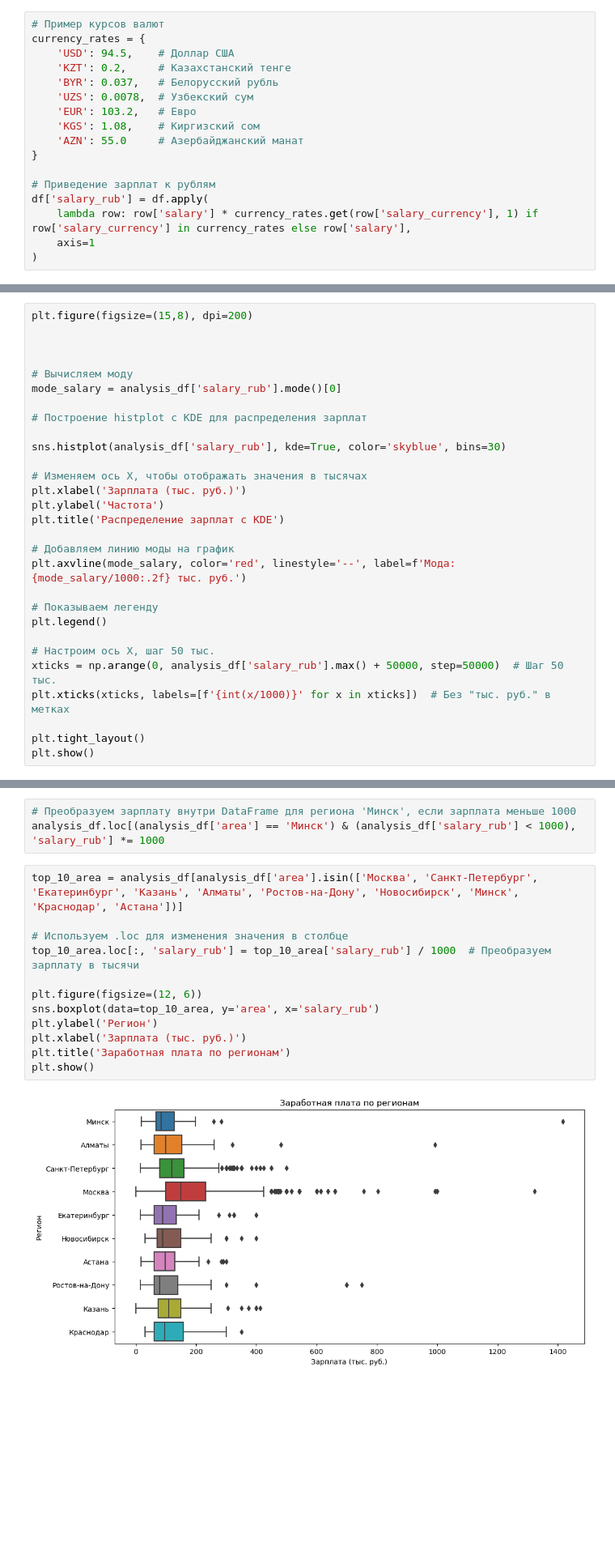
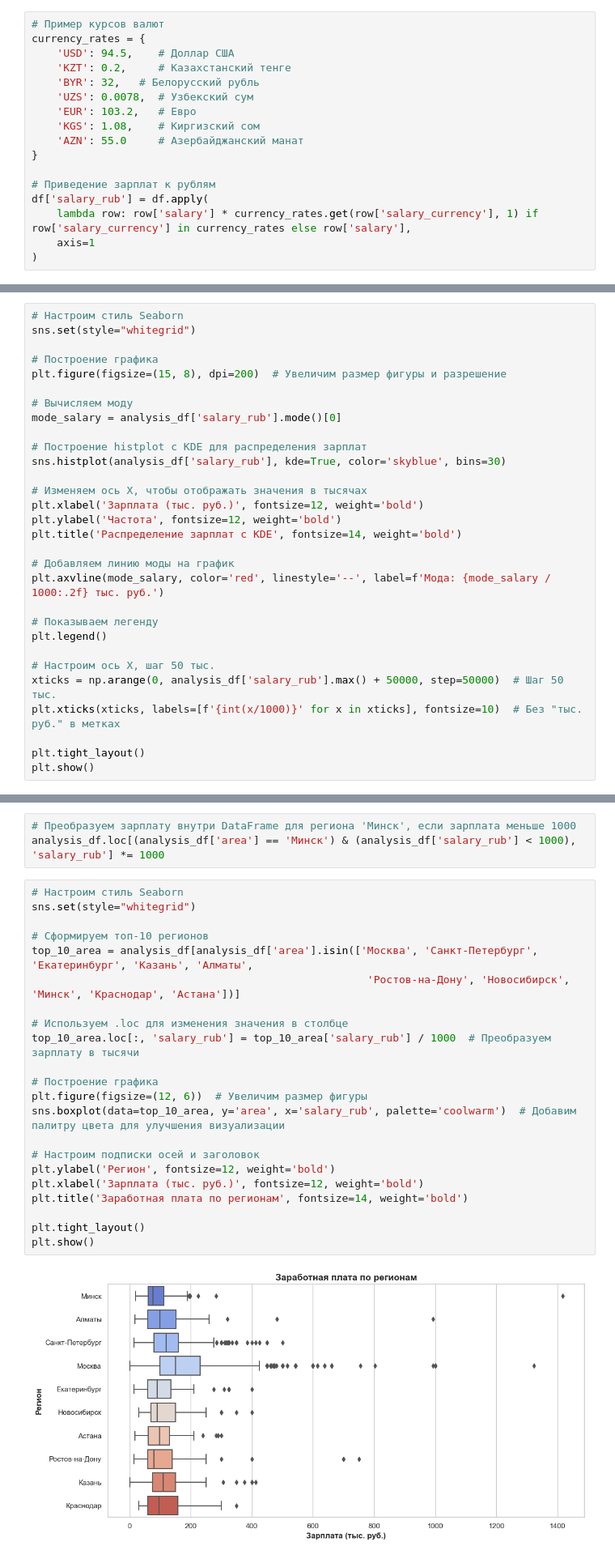
Before and after one commit to Komarov-Dmitry/Research_Work, a Jupyter notebook: nir.ipynb, the cells around one changed output, grey strips where cells are left out. Shown at 81% size. Cells and saved outputs as stored; diff of their text form; blank space fills up the shorter version.

```diff
--- a/nir.ipynb
+++ b/nir.ipynb
@@ -104,7 +109,7 @@ df = df.drop(['published_at', 'professional_roles', 'salary_from', 'salary_to'],
 currency_rates = {
     'USD': 94.5,    # Доллар США
     'KZT': 0.2,     # Казахстанский тенге
-    'BYR': 0.037,   # Белорусский рубль
+    'BYR': 32,   # Белорусский рубль
     'UZS': 0.0078,  # Узбекский сум
     'EUR': 103.2,   # Евро
     'KGS': 1.08,    # Киргизский сом
@@ -268,29 +392,30 @@ plt.show()
 # %%
-plt.figure(figsize=(15,8), dpi=200)
+# Настроим стиль Seaborn
+sns.set(style="whitegrid")
 
-
+# Построение графика
+plt.figure(figsize=(15, 8), dpi=200)  # Увеличим размер фигуры и разрешение
 
 # Вычисляем моду
 mode_salary = analysis_df['salary_rub'].mode()[0]
 
 # Построение histplot с KDE для распределения зарплат
-
 sns.histplot(analysis_df['salary_rub'], kde=True, color='skyblue', bins=30)
 
 # Изменяем ось X, чтобы отображать значения в тысячах
-plt.xlabel('Зарплата (тыс. руб.)')
-plt.ylabel('Частота')
-plt.title('Распределение зарплат с KDE')
+plt.xlabel('Зарплата (тыс. руб.)', fontsize=12, weight='bold')
+plt.ylabel('Частота', fontsize=12, weight='bold')
+plt.title('Распределение зарплат с KDE', fontsize=14, weight='bold')
 
 # Добавляем линию моды на график
-plt.axvline(mode_salary, color='red', linestyle='--', label=f'Мода: {mode_salary/1000:.2f} тыс. руб.')
+plt.axvline(mode_salary, color='red', linestyle='--', label=f'Мода: {mode_salary / 1000:.2f} тыс. руб.')
 
 # Показываем легенду
 plt.legend()
 
 # Настроим ось X, шаг 50 тыс.
 xticks = np.arange(0, analysis_df['salary_rub'].max() + 50000, step=50000)  # Шаг 50 тыс.
-plt.xticks(xticks, labels=[f'{int(x/1000)}' for x in xticks])  # Без "тыс. руб." в метках
+plt.xticks(xticks, labels=[f'{int(x/1000)}' for x in xticks], fontsize=10)  # Без "тыс. руб." в метках
 
 plt.tight_layout()
 plt.show()
@@ -306,16 +471,26 @@ plt.show()
 # Преобразуем зарплату внутри DataFrame для региона 'Минск', если зарплата меньше 1000
 analysis_df.loc[(analysis_df['area'] == 'Минск') & (analysis_df['salary_rub'] < 1000), 'salary_rub'] *= 1000
 # %%
-top_10_area = analysis_df[analysis_df['area'].isin(['Москва', 'Санкт-Петербург', 'Екатеринбург', 'Казань', 'Алматы', 'Ростов-на-Дону', 'Новосибирск', 'Минск', 'Краснодар', 'Астана'])]
+# Настроим стиль Seaborn
+sns.set(style="whitegrid")
+
+# Сформируем топ-10 регионов
+top_10_area = analysis_df[analysis_df['area'].isin(['Москва', 'Санкт-Петербург', 'Екатеринбург', 'Казань', 'Алматы',
+                                                     'Ростов-на-Дону', 'Новосибирск', 'Минск', 'Краснодар', 'Астана'])]
 
 # Используем .loc для изменения значения в столбце
 top_10_area.loc[:, 'salary_rub'] = top_10_area['salary_rub'] / 1000  # Преобразуем зарплату в тысячи
 
-plt.figure(figsize=(12, 6))
-sns.boxplot(data=top_10_area, y='area', x='salary_rub')
-plt.ylabel('Регион')
-plt.xlabel('Зарплата (тыс. руб.)')
-plt.title('Заработная плата по регионам')
+# Построение графика
+plt.figure(figsize=(12, 6))  # Увеличим размер фигуры
+sns.boxplot(data=top_10_area, y='area', x='salary_rub', palette='coolwarm')  # Добавим палитру цвета для улучшения визуализации
+
+# Настроим подписки осей и заголовок
+plt.ylabel('Регион', fontsize=12, weight='bold')
+plt.xlabel('Зарплата (тыс. руб.)', fontsize=12, weight='bold')
+plt.title('Заработная плата по регионам', fontsize=14, weight='bold')
+
+plt.tight_layout()
 plt.show()
 # %% [output]
-[figure, old version]
+[figure, new version]
```
Also changed, not shown: parts of 58 cells of this notebook, 22 other files.
